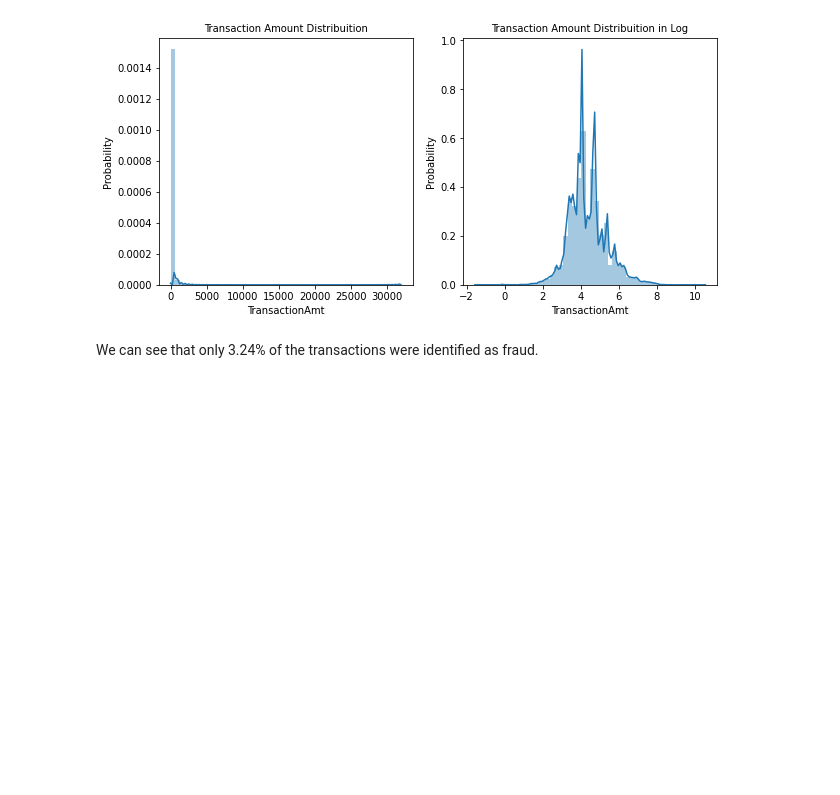
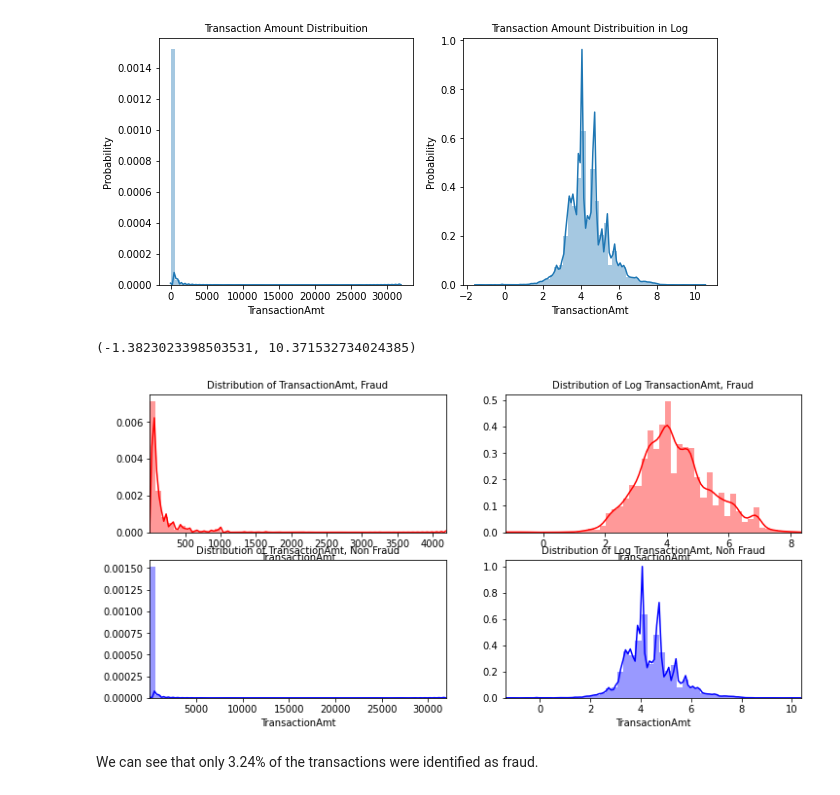
Before and after one commit to ddddaisi/springboard, a Jupyter notebook: Capstone 2 Fraud Detection/Step 3 EDA.ipynb, the cells around one changed output. Drawn from its saved outputs; the diff is of its cells as text; code cells hidden in the pictures; blank space fills up the shorter version.

```diff
--- a/Capstone 2 Fraud Detection/Step 3 EDA.ipynb
+++ b/Capstone 2 Fraud Detection/Step 3 EDA.ipynb
@@ -95,4 +100,10 @@ addr1             float64
 addr2             float64
 P_emaildomain      object
 dtype: object
+# %%
+# fraud and nonfraud transactions amount
+#f = df.loc[df['isFraud'] == 1]['TransactionAmt'].values
+#nf = df.loc[df['isFraud'] == 0]['TransactionAmt'].values
+f = df[(df['isFraud'] == 1)]
+nf = df[(df['isFraud'] == 0)]
 # %% [markdown]
@@ -111,6 +122,31 @@ g2.set_ylabel("Probability", fontsize=10)
 # %% [output]
 Text(0, 0.5, 'Probability')
 [figure]
+# %%
+plt.figure(figsize=(12,12))
+
+plt.subplot(421)
+p1 = sns.distplot(f['TransactionAmt'], color='r')
+p1.set_title('Distribution of TransactionAmt, Fraud', fontsize=10)
+p1.set_xlim([min(f['TransactionAmt']), max(f['TransactionAmt'])])
+
+plt.subplot(422)
+p1 = sns.distplot(np.log(f['TransactionAmt']), color='r')
+p1.set_title('Distribution of Log TransactionAmt, Fraud', fontsize=10)
+p1.set_xlim([min(np.log(f['TransactionAmt'])), max(np.log(f['TransactionAmt']))])
+
+plt.subplot(423)
+p1 = sns.distplot(nf['TransactionAmt'], color='b')
+p1.set_title('Distribution of TransactionAmt, Non Fraud', fontsize=10)
+p1.set_xlim([min(nf['TransactionAmt']), max(nf['TransactionAmt'])])
+
+plt.subplot(424)
+p2 = sns.distplot(np.log(nf['TransactionAmt']), color='b')
+p2.set_title('Distribution of Log TransactionAmt, Non Fraud', fontsize=10)
+p2.set_xlim([min(np.log(nf['TransactionAmt'])), max(np.log(nf['TransactionAmt']))])
+# %% [output]
+(-1.3823023398503531, 10.371532734024385)
+[figure, added]
 # %% [markdown]
 We can see that only 3.24% of the transactions were identified as fraud.
 # %%
```
Also changed, not shown: parts of 30 cells of this notebook.
